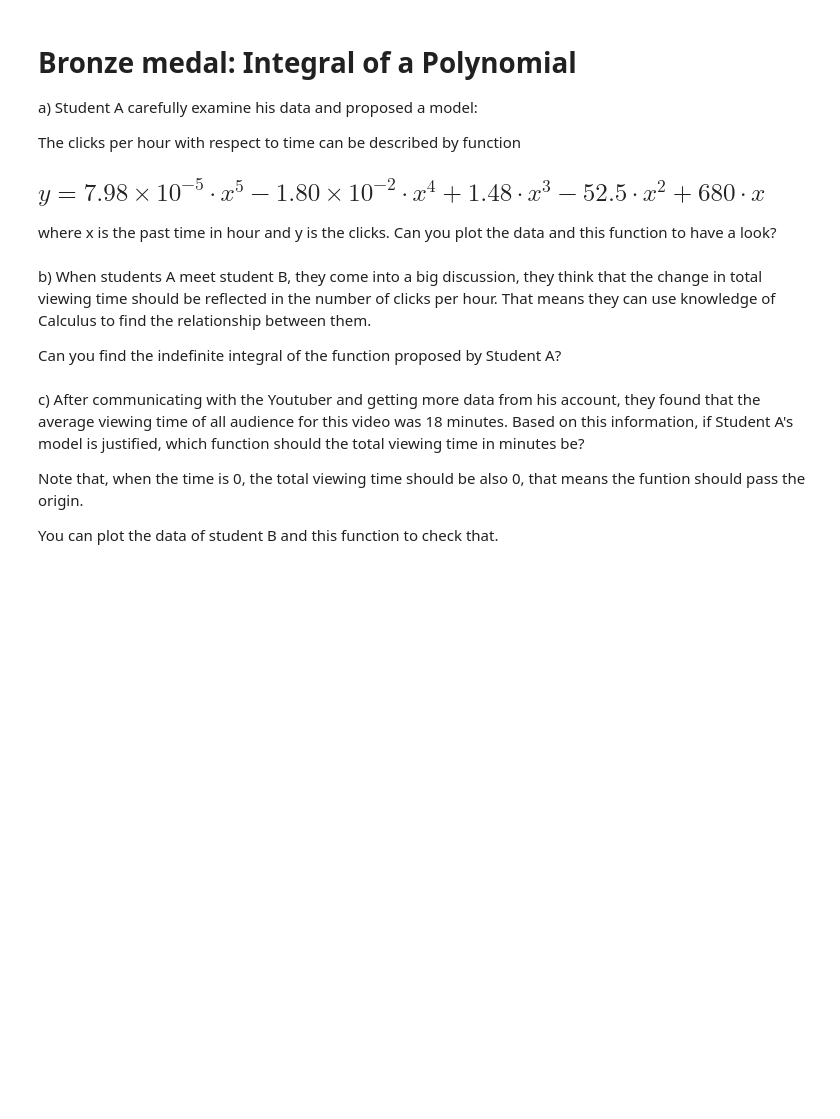
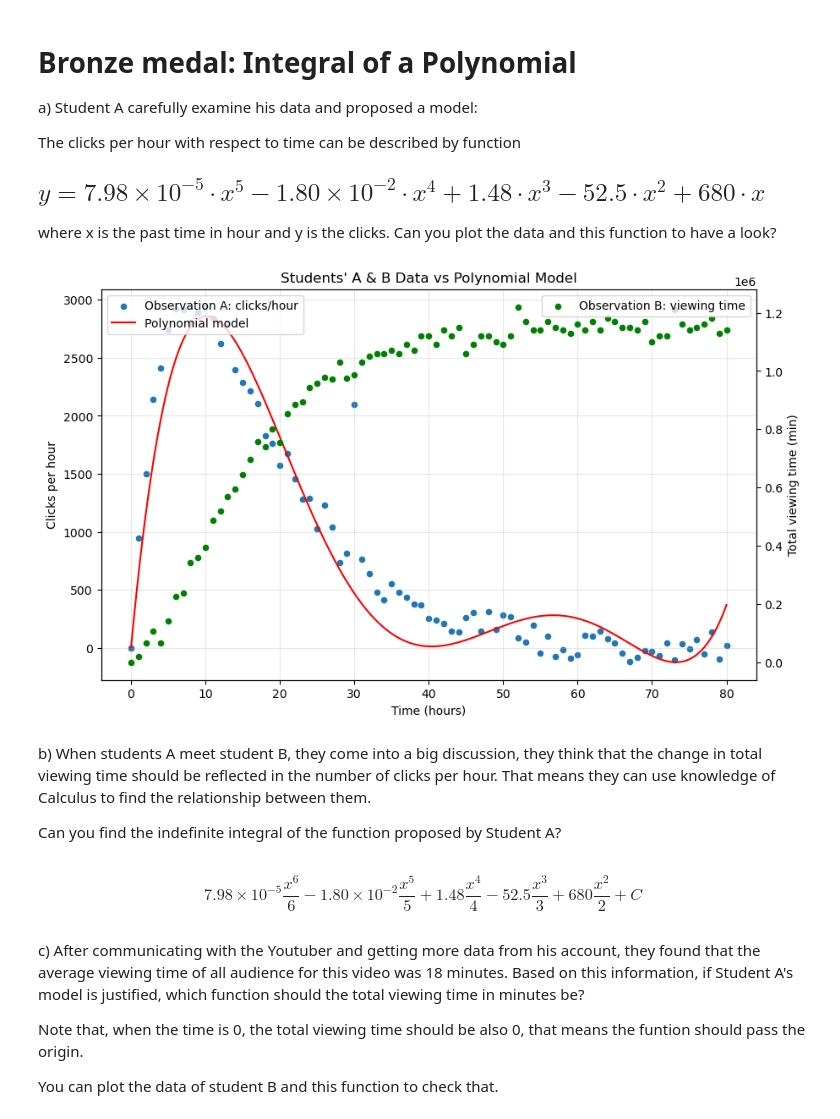
Before and after one commit to grapel2/computational-thinking-week-individual-15029239, a Jupyter notebook: computational-thinking-week-individual-15029239/challenge_calculus/Review_Calculus.ipynb, the cells around one changed output. Drawn from its saved outputs; the diff is of its cells as text; code cells hidden in the pictures; blank space fills up the shorter version.

```diff
--- a/computational-thinking-week-individual-15029239/challenge_calculus/Review_Calculus.ipynb
+++ b/computational-thinking-week-individual-15029239/challenge_calculus/Review_Calculus.ipynb
@@ -70,15 +70,49 @@ The clicks per hour with respect to time can be described by function
 
 where x is the past time in hour and y is the clicks. Can you plot the data and this function to have a look?
 # %%
-import math
+import pandas as pd
 import matplotlib.pyplot as plt
 import numpy as np
 
-# Run the following code to show the answer
+# Load data
+a = pd.read_csv("data_student_A.csv")
+a.columns = ["time", "clicks"]
+
+b = pd.read_csv("data_student_B.csv")
+b.columns = ["time", "viewing_time"]
+
+# Polynomial
+def clicks_model(x):
+    return 7.98e-5*x**5 - 0.018*x**4 + 1.48*x**3 - 52.5*x**2 + 680*x
+
+# Plot
+fig, ax1 = plt.subplots(figsize=(10,6))
+
+# Student A on left y-axis
+ax1.scatter(a["time"], a["clicks"], s=20, label="Observation A: clicks/hour")
+x = np.linspace(0, 80, 800)
+ax1.plot(x, clicks_model(x), color="red", label="Polynomial model")
+ax1.set_xlabel("Time (hours)")
+ax1.set_ylabel("Clicks per hour")
+ax1.legend(loc="upper left")
+ax1.grid(True, alpha=0.3)
+
+# Student B on right y-axis
+ax2 = ax1.twinx()
+ax2.scatter(b["time"], b["viewing_time"], s=20, color="green", label="Observation B: viewing time")
+ax2.set_ylabel("Total viewing time (min)")
+ax2.legend(loc="upper right")
+
+plt.title("Students' A & B Data vs Polynomial Model")
+plt.show()
+# %% [output]
+[figure, added]
 # %% [markdown]
 b) When students A meet student B, they come into a big discussion, they think that the change in total viewing time should be reflected in the number of clicks per hour. That means they can use knowledge of Calculus to find the relationship between them.
 
 Can you find the indefinite integral of the function proposed by Student A?
+# %% [markdown]
+$$ 7.98 \times 10^{-5} \frac{x^6}{6}  - 1.80 \times 10^{-2} \frac{x^5}{5} + 1.48 \frac{x^4}{4} - 52.5 \frac{x^3}{3} + 680\frac{x^2}{2}+ C $$
 # %% [markdown]
 c) After communicating with the Youtuber and getting more data from his account, they found that the average viewing time of all audience for this video was 18 minutes.
 Based on this information, if Student A's model is justified, which function should the total viewing time in minutes be?
```
Also changed, not shown: parts of 3 cells of this notebook, 1 other file.
